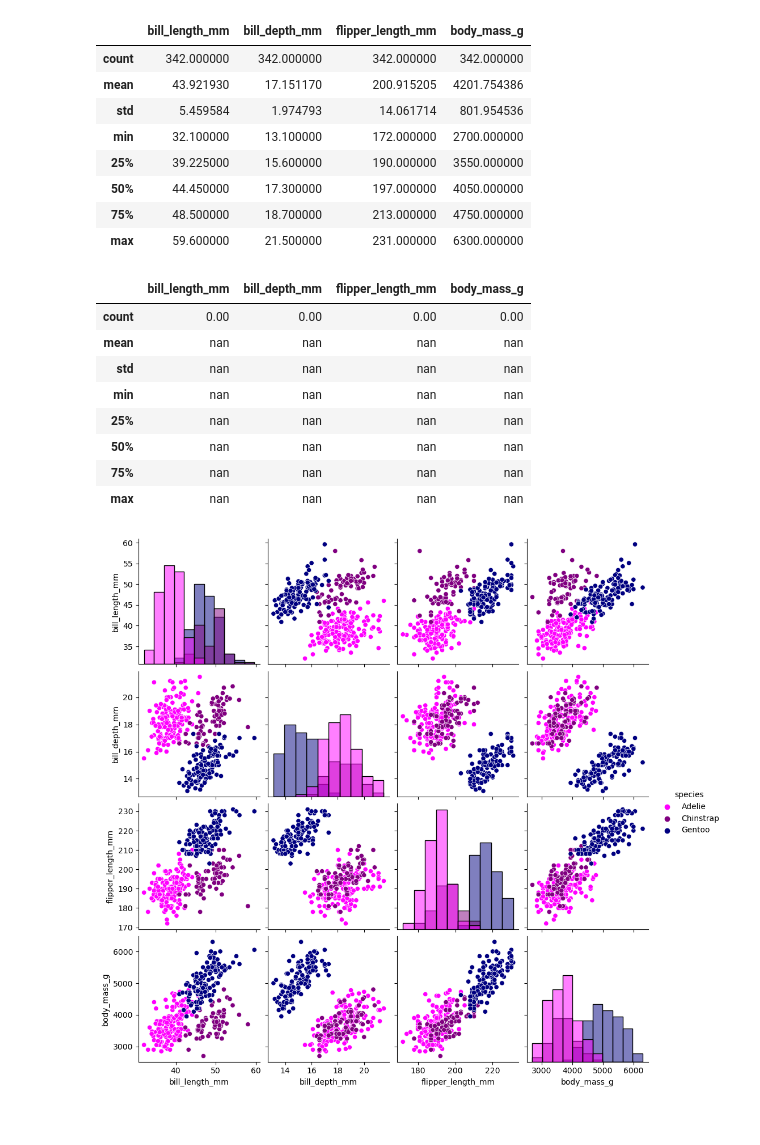
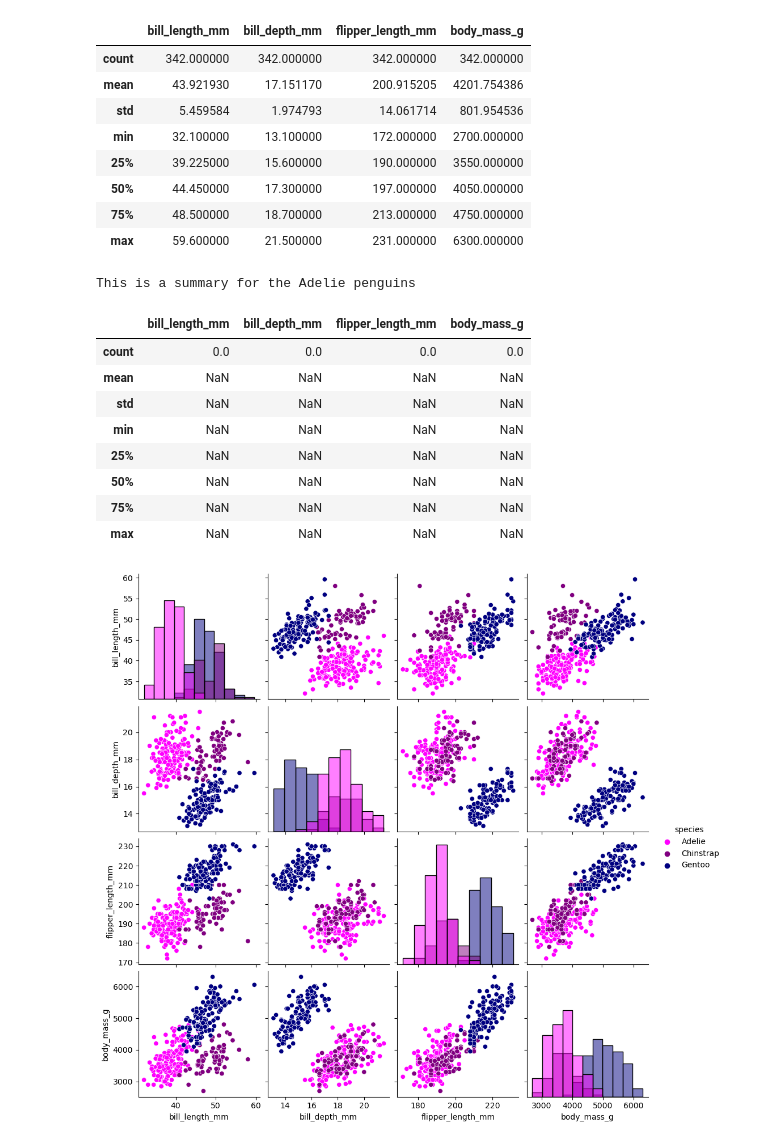
Before and after one commit to Laura6826/PofDA-mywork, a Jupyter notebook: penguins.ipynb, the cells around one changed output. Drawn from its saved outputs; the diff is of its cells as text; code cells hidden in the pictures.

```diff
--- a/penguins.ipynb
+++ b/penguins.ipynb
@@ -185,19 +235,6 @@ adelie_df = df[df["species"] == "adelie"]
 gentoo_df=df[df["species"] == "gentoo"]
 chinstrap_df=df[df["species"] == "chinstrap"]
 
-summary_adelie = adelie_df.describe().map(lambda x: f"{x:0.2f}")
+summary_adelie = adelie_df.describe()
 summary_gentoo = gentoo_df.describe().map(lambda x: f"{x:0.2f}")
 summary_chinstrap = chinstrap_df.describe().map(lambda x: f"{x:0.2f}")
-
-# df['species'].describe()
-summary_adelie
-# %% [output]
-|  | bill_length_mm | bill_depth_mm | flipper_length_mm | body_mass_g |
-| count | 0.00 | 0.00 | 0.00 | 0.00 |
-| mean | nan | nan | nan | nan |
-| std | nan | nan | nan | nan |
-| min | nan | nan | nan | nan |
-| 25% | nan | nan | nan | nan |
-| 50% | nan | nan | nan | nan |
-| 75% | nan | nan | nan | nan |
-| max | nan | nan | nan | nan |
@@ -203,0 +243,15 @@ summary_adelie
+# %%
+
+print('This is a summary for the Adelie penguins')
+adelie_df.describe()
+# %% [output]
+This is a summary for the Adelie penguins
+|  | bill_length_mm | bill_depth_mm | flipper_length_mm | body_mass_g |
+| count | 0.0 | 0.0 | 0.0 | 0.0 |
+| mean | NaN | NaN | NaN | NaN |
+| std | NaN | NaN | NaN | NaN |
+| min | NaN | NaN | NaN | NaN |
+| 25% | NaN | NaN | NaN | NaN |
+| 50% | NaN | NaN | NaN | NaN |
+| 75% | NaN | NaN | NaN | NaN |
+| max | NaN | NaN | NaN | NaN |
```
Also changed, not shown: parts of 15 cells of this notebook.
